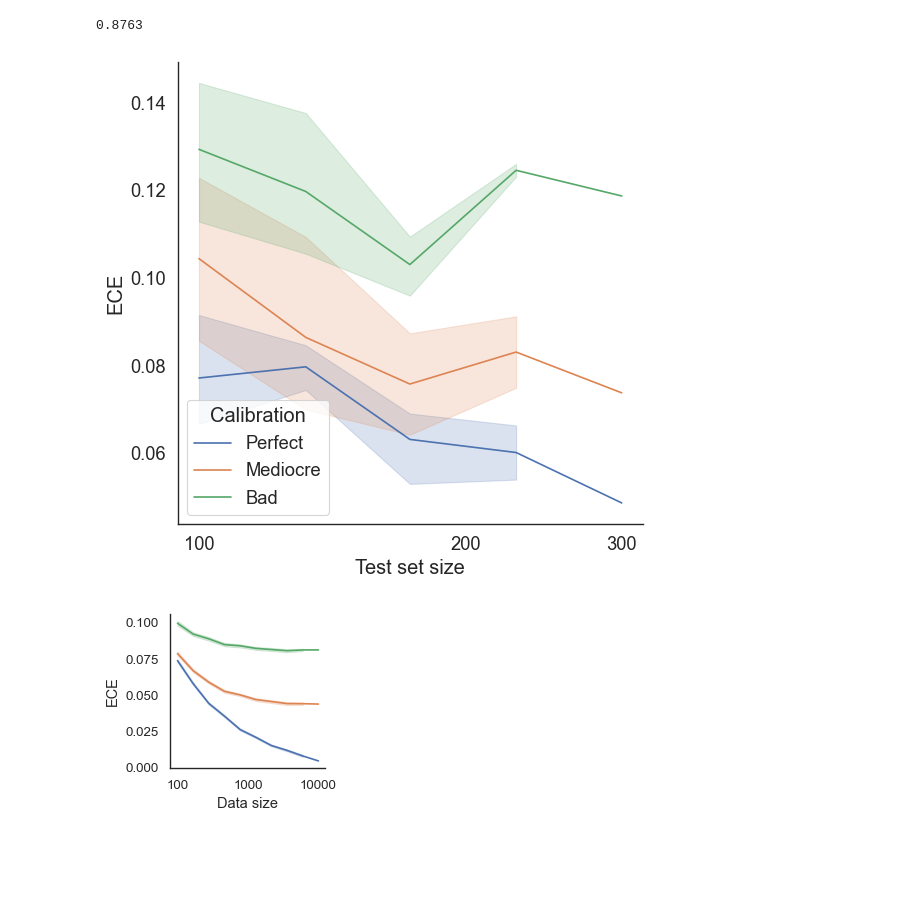
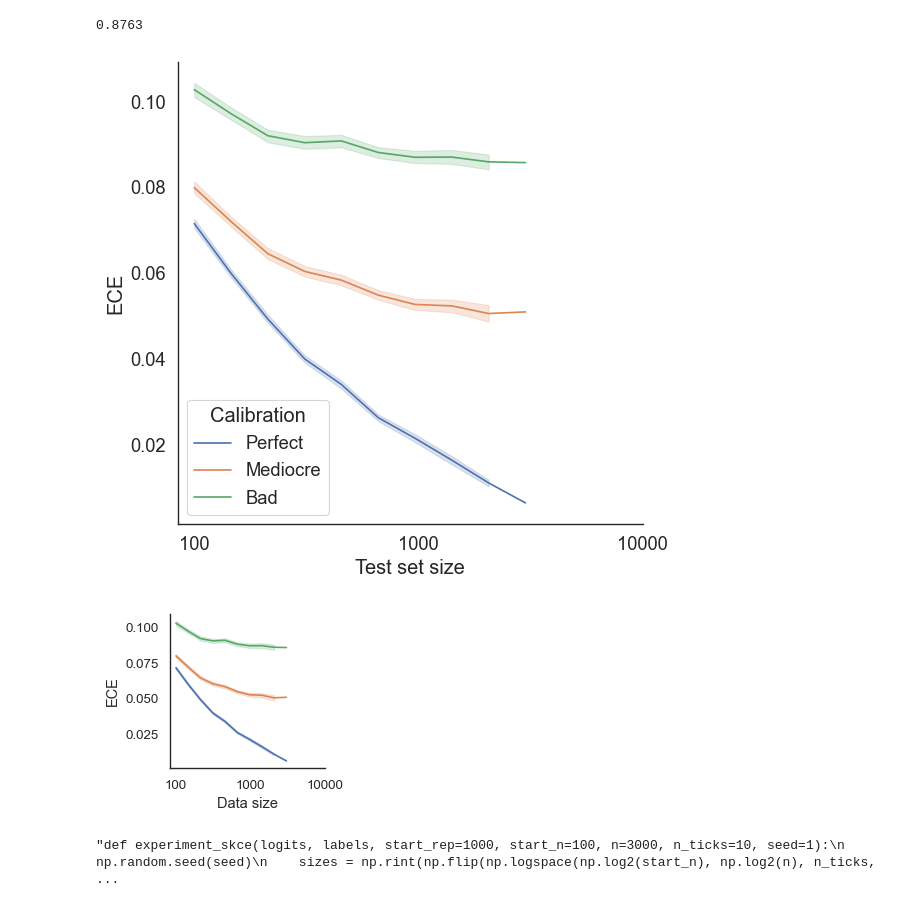
Before and after one commit to MLO-lab/Py_KCE, a Jupyter notebook: ECE bias ground truth simulation.ipynb, the cells around one changed output. Drawn from its saved outputs; the diff is of its cells as text; code cells hidden in the pictures; blank space fills up the shorter version.

```diff
--- a/ECE bias ground truth simulation.ipynb
+++ b/ECE bias ground truth simulation.ipynb
@@ -104,7 +101,7 @@ print(acc)
 # %% [output]
 0.8763
 # %%
-def experiment(logits, labels, start_rep=10, start_n=100, n=300, n_ticks=5, seed=1):
+def experiment(logits, labels, start_rep=1000, start_n=100, n=3000, n_ticks=10, seed=1):
     np.random.seed(seed)
     sizes = np.rint(np.flip(np.logspace(np.log2(start_n), np.log2(n), n_ticks, base=2))).astype(int)
     # quadratically decrease repetitions
@@ -134,17 +131,17 @@ results = experiment(logits_test, labels_test)
 # %%
 # larger version of Figure 2 in paper
 df = results
-ticks = [100, 200, 300]
+ticks = [100, 1000, 10000]
 rc = {'figure.figsize': (6, 6)}
 font_scale = 1.5
 sns.set(rc=rc, font_scale=font_scale, context='paper')
 sns.set_style("white")
 plot = sns.lineplot(data=df, x='Size', y='ECE', hue='Calibration')
 plot.set(
     xscale='log', xticks=ticks, xticklabels=ticks, xlabel='Test set size')
 sns.despine(left=False, bottom=False)
 # %% [output]
-[figure, old version]
+[figure, new version]
 # %%
 # Figure 2 in paper
 df = results
@@ -164,4 +161,4 @@ if not os.path.isdir(results_dir):
 
 plot.figure.savefig(results_dir + 'ece_sim.pdf', bbox_inches = "tight")
 # %% [output]
-[figure, old version]
+[figure, new version]
@@ -168,5 +199,5 @@ plot.figure.savefig(results_dir + 'ece_sim.pdf', bbox_inches = "tight")
 # %%
-def experiment_skce(logits, labels, start_rep=10, start_n=100, n=300, n_ticks=5, seed=1):
+"""def experiment_skce(logits, labels, start_rep=1000, start_n=100, n=3000, n_ticks=10, seed=1):
     np.random.seed(seed)
     sizes = np.rint(np.flip(np.logspace(np.log2(start_n), np.log2(n), n_ticks, base=2))).astype(int)
     # quadratically decrease repetitions
@@ -181,9 +212,9 @@ def experiment_skce(logits, labels, start_rep=10, start_n=100, n=300, n_ticks=5,
         ys = labels[indices]
         probs = softmax(ls, axis=1)
 
-        skce_0 = SKCE(rbf_pw, probs, label_binarize(ys, classes=np.arange(C)))
-        skce_1 = SKCE(rbf_pw, probs * 1.5, label_binarize(ys, classes=np.arange(C)))
-        skce_2 = SKCE(rbf_pw, probs * 2.5, label_binarize(ys, classes=np.arange(C)))
+        skce_0 = SKCE_vector(rbf_pw, probs, label_binarize(ys, classes=np.arange(C)))
+        skce_1 = SKCE_vector(rbf_pw, probs * 1.5, label_binarize(ys, classes=np.arange(C)))
+        skce_2 = SKCE_vector(rbf_pw, probs * 2.5, label_binarize(ys, classes=np.arange(C)))
 
         run = pd.DataFrame({
             'SKCE': [skce_0, skce_1, skce_2],
@@ -192,6 +223,8 @@ def experiment_skce(logits, labels, start_rep=10, start_n=100, n=300, n_ticks=5,
         })
 
         results = pd.concat([results, run]).reset_index(drop=True)
-    return results
+    return results"""
+# %% [output]
+"def experiment_skce(logits, labels, start_rep=1000, start_n=100, n=3000, n_ticks=10, seed=1):\n    np.random.seed(seed)\n    sizes = np.rint(np.flip(np.logspace(np.log2(start_n), np.log2(n), n_ticks, ...
 # %%
 results = experiment_skce(logits_test, labels_test)
```
Also changed, not shown: parts of 10 cells of this notebook, 1 other file.
